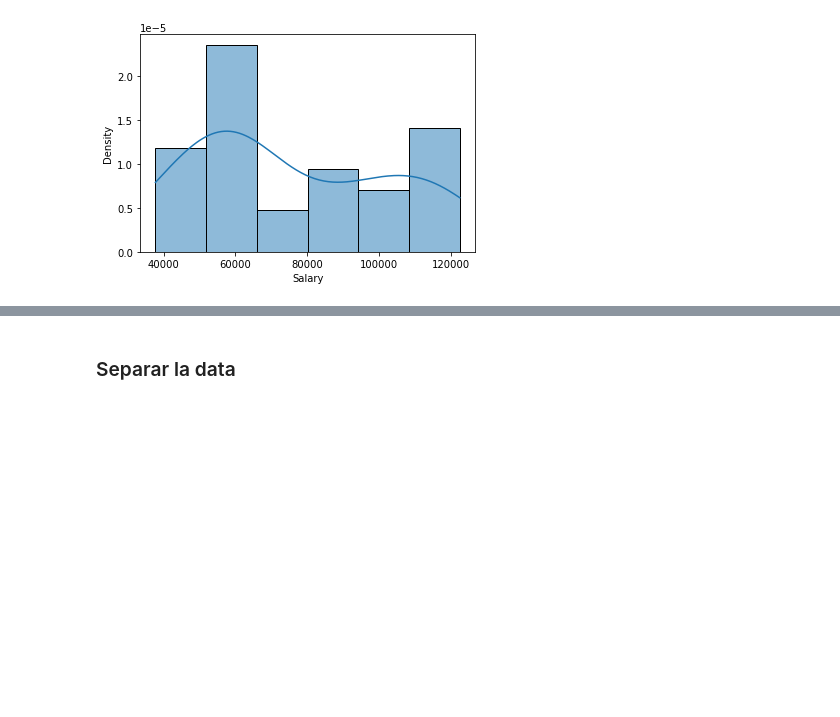
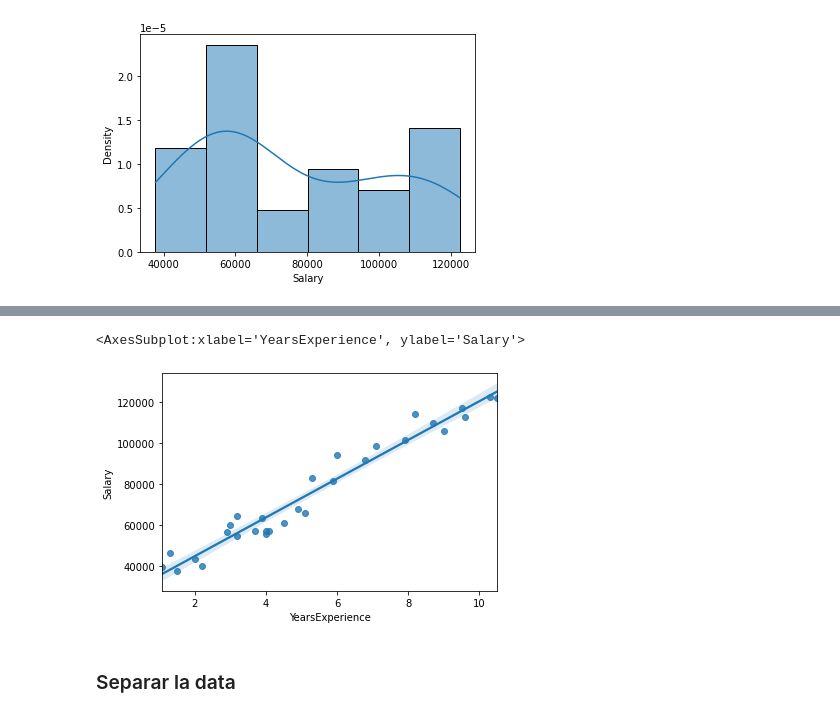
Before and after one commit to carlos-paezf/ML_Python, a Jupyter notebook: Primer_Corte/P1T8_S1_Evaluacion.ipynb, the cells around one changed output, grey strips where cells are left out. Drawn from its saved outputs; the diff is of its cells as text; code cells hidden in the pictures; blank space fills up the shorter version.

```diff
--- a/Primer_Corte/P1T8_S1_Evaluacion.ipynb
+++ b/Primer_Corte/P1T8_S1_Evaluacion.ipynb
@@ -118,3 +130,8 @@ sns.histplot(salary['Salary'], kde=True, stat='density')
+# %%
+sns.regplot(x, y, data=salary)
+# %% [output]
+<AxesSubplot:xlabel='YearsExperience', ylabel='Salary'>
+[figure, added]
 # %% [markdown]
 ### Separar la data
 # %%
```
Also changed, not shown: parts of 16 cells of this notebook.
